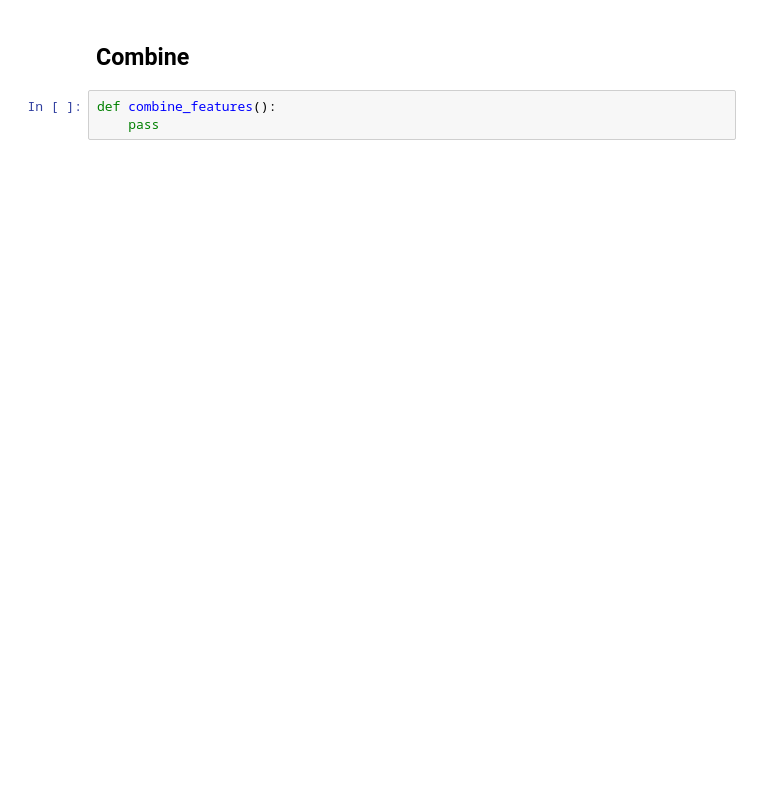
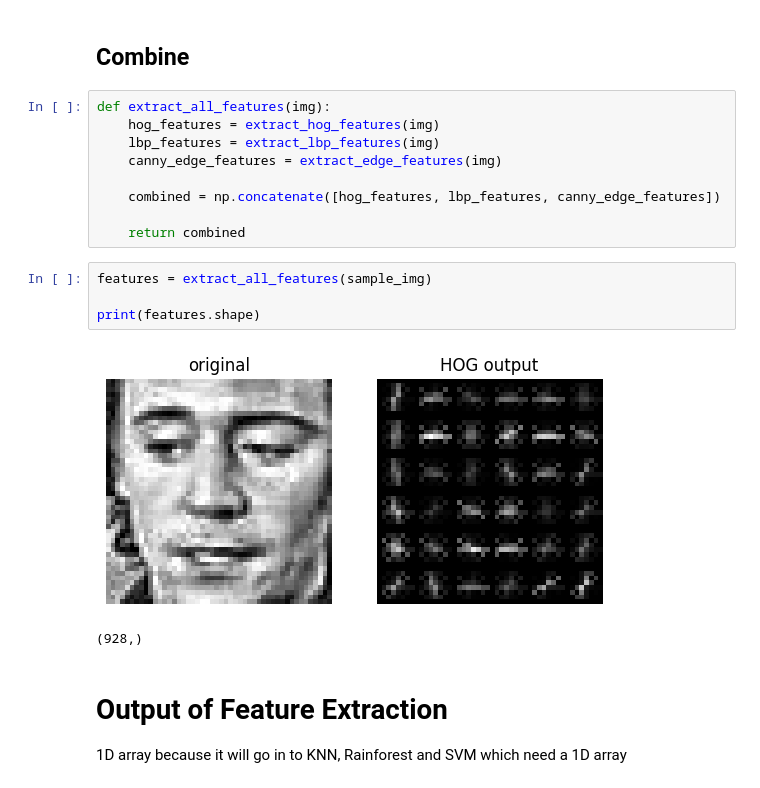
Before and after one commit to Mohamed-Ehab-Sabry/facial-expression-recognition, a Jupyter notebook: notebooks/feature_extraction.ipynb, the cells around one changed output. Saved outputs shown, nothing was run; the diff lists cells and outputs as text; blank space fills up the shorter version.

```diff
--- a/notebooks/feature_extraction.ipynb
+++ b/notebooks/feature_extraction.ipynb
@@ -221,5 +325,21 @@ def extract_edge_features():
 # %% [markdown]
 ## Combine
 # %%
-def combine_features():
-    pass
+def extract_all_features(img):
+    hog_features = extract_hog_features(img)
+    lbp_features = extract_lbp_features(img)
+    canny_edge_features = extract_edge_features(img)
+
+    combined = np.concatenate([hog_features, lbp_features, canny_edge_features])
+
+    return combined
+# %%
+features = extract_all_features(sample_img)
+
+print(features.shape)
+# %% [output]
+[figure, added]
+(928,)
+# %% [markdown]
+# Output of Feature Extraction
+1D array because it will go in to KNN, Rainforest and SVM which need a 1D array
```
Also changed, not shown: parts of 8 cells of this notebook, 1 other file.
